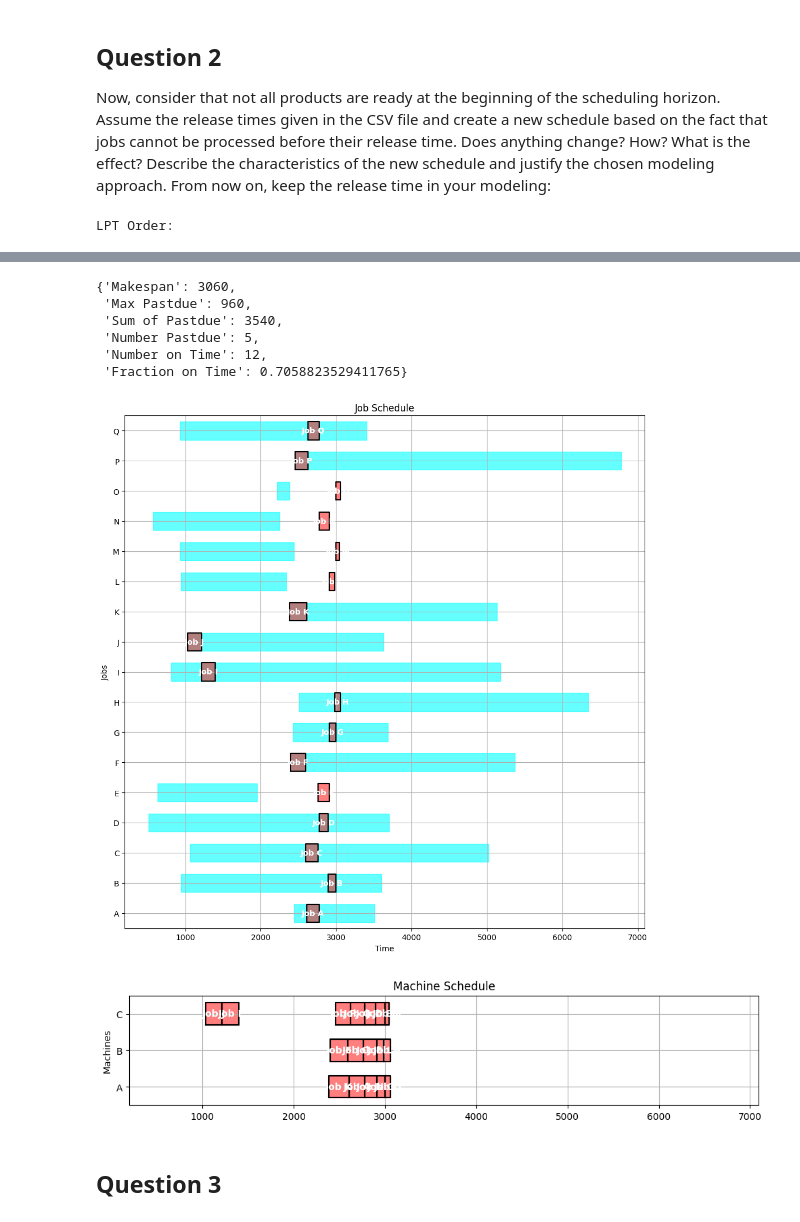
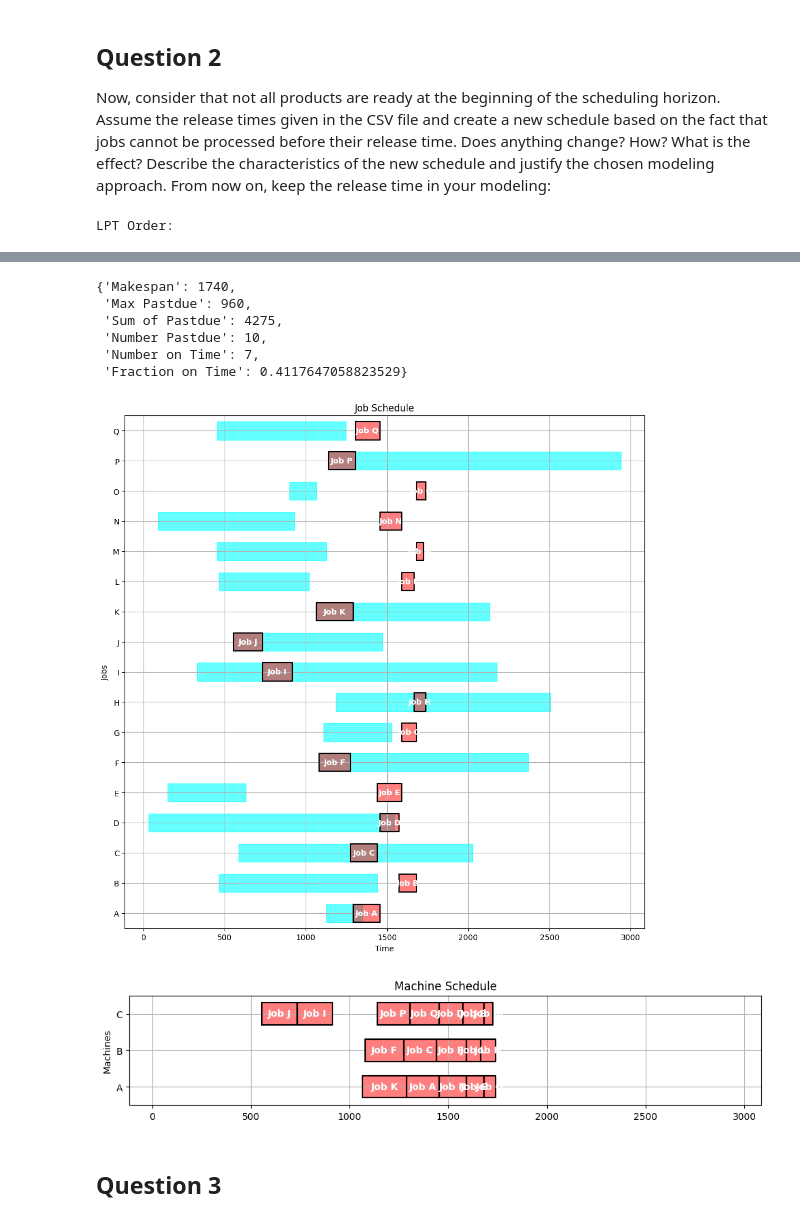
Before and after one commit to Ualh/operation_management, a Jupyter notebook: group7.ipynb, the cells around one changed output, grey strips where cells are left out. Drawn from its saved outputs; the diff is of its cells as text; code cells hidden in the pictures.

```diff
--- a/group7.ipynb
+++ b/group7.ipynb
@@ -2329,25 +2331,24 @@ modeling approach.
 From now on, keep the release time in your modeling:
 # %%
 JOBS = {
-    'A': {'release': time_to_minutes('Tuesday', 16, 45), 'duration': 2 * 60 + 45, 'due': time_to_minutes('Wednesday', 10, 30), 'weight': 1},
-    'B': {'release': time_to_minutes('Monday', 15, 45), 'duration': 1 * 60 + 45, 'due': time_to_minutes('Wednesday', 12, 0), 'weight': 3},
-    'C': {'release': time_to_minutes('Monday', 17, 45), 'duration': 2 * 60 + 45, 'due': time_to_minutes('Thursday', 11, 45), 'weight': 4},
-    'D': {'release': time_to_minutes('Monday', 8, 30), 'duration': 2 * 60, 'due': time_to_minutes('Wednesday', 13, 45), 'weight': 1},
-    'E': {'release': time_to_minutes('Monday', 10, 30), 'duration': 2 * 60 + 30, 'due': time_to_minutes('Tuesday', 8, 30), 'weight': 1},
-    'F': {'release': time_to_minutes('Tuesday', 16, 0), 'duration': 3 * 60 + 15, 'due': time_to_minutes('Thursday', 17, 30), 'weight': 2},
-    'G': {'release': time_to_minutes('Tuesday', 16, 30), 'duration': 1 * 60 + 30, 'due': time_to_minutes('Wednesday', 13, 30), 'weight': 3},
-    'H': {'release': time_to_minutes('Tuesday', 17, 45), 'duration': 1 * 60 + 15, 'due': time_to_minutes('Friday', 9, 45), 'weight': 1},
-    'I': {'release': time_to_minutes('Monday', 13, 30), 'duration': 3 * 60, 'due': time_to_minutes('Thursday', 14, 15), 'weight': 2},
-    'J': {'release': time_to_minutes('Monday', 17, 15), 'duration': 3 * 60, 'due': time_to_minutes('Wednesday', 12, 30), 'weight': 1},
-    'K': {'release': time_to_minutes('Tuesday', 15, 45), 'duration': 3 * 60 + 45, 'due': time_to_minutes('Thursday', 13, 30), 'weight': 1},
-    'L': {'release': time_to_minutes('Monday', 15, 45), 'duration': 1 * 60 + 15, 'due': time_to_minutes('Tuesday', 15, 0), 'weight': 1},
-    'M': {'release': time_to_minutes('Monday', 15, 30), 'duration': 45, 'due': time_to_minutes('Tuesday', 16, 45), 'weight': 1},
-    'N': {'release': time_to_minutes('Monday', 9, 30), 'duration': 2 * 60 + 15, 'due': time_to_minutes('Tuesday', 13, 30), 'weight': 1},
-    'O': {'release': time_to_minutes('Tuesday', 13, 0), 'duration': 1 * 60, 'due': time_to_minutes('Tuesday', 15, 45), 'weight': 3},
-    'P': {'release': time_to_minutes('Tuesday', 17, 0), 'duration': 2 * 60 + 45, 'due': time_to_minutes('Friday', 17, 0), 'weight': 4},
-    'Q': {'release': time_to_minutes('Monday', 15, 30), 'duration': 2 * 60 + 30, 'due': time_to_minutes('Wednesday', 8, 45), 'weight': 4},
+    'A': {'release': time_to_continuous_minutes('Tuesday', 16, 45), 'duration': 2 * 60 + 45, 'due': time_to_continuous_minutes('Wednesday', 10, 30), 'weight': 1},
+    'B': {'release': time_to_continuous_minutes('Monday', 15, 45), 'duration': 1 * 60 + 45, 'due': time_to_continuous_minutes('Wednesday', 12, 0), 'weight': 3},
+    'C': {'release': time_to_continuous_minutes('Monday', 17, 45), 'duration': 2 * 60 + 45, 'due': time_to_continuous_minutes('Thursday', 11, 45), 'weight': 4},
+    'D': {'release': time_to_continuous_minutes('Monday', 8, 30), 'duration': 2 * 60, 'due': time_to_continuous_minutes('Wednesday', 13, 45), 'weight': 1},
+    'E': {'release': time_to_continuous_minutes('Monday', 10, 30), 'duration': 2 * 60 + 30, 'due': time_to_continuous_minutes('Tuesday', 8, 30), 'weight': 1},
+    'F': {'release': time_to_continuous_minutes('Tuesday', 16, 0), 'duration': 3 * 60 + 15, 'due': time_to_continuous_minutes('Thursday', 17, 30), 'weight': 2},
+    'G': {'release': time_to_continuous_minutes('Tuesday', 16, 30), 'duration': 1 * 60 + 30, 'due': time_to_continuous_minutes('Wednesday', 13, 30), 'weight': 3},
+    'H': {'release': time_to_continuous_minutes('Tuesday', 17, 45), 'duration': 1 * 60 + 15, 'due': time_to_continuous_minutes('Friday', 9, 45), 'weight': 1},
+    'I': {'release': time_to_continuous_minutes('Monday', 13, 30), 'duration': 3 * 60, 'due': time_to_continuous_minutes('Thursday', 14, 15), 'weight': 2},
+    'J': {'release': time_to_continuous_minutes('Monday', 17, 15), 'duration': 3 * 60, 'due': time_to_continuous_minutes('Wednesday', 12, 30), 'weight': 1},
+    'K': {'release': time_to_continuous_minutes('Tuesday', 15, 45), 'duration': 3 * 60 + 45, 'due': time_to_continuous_minutes('Thursday', 13, 30), 'weight': 1},
+    'L': {'release': time_to_continuous_minutes('Monday', 15, 45), 'duration': 1 * 60 + 15, 'due': time_to_continuous_minutes('Tuesday', 15, 0), 'weight': 1},
+    'M': {'release': time_to_continuous_minutes('Monday', 15, 30), 'duration': 45, 'due': time_to_continuous_minutes('Tuesday', 16, 45), 'weight': 1},
+    'N': {'release': time_to_continuous_minutes('Monday', 9, 30), 'duration': 2 * 60 + 15, 'due': time_to_continuous_minutes('Tuesday', 13, 30), 'weight': 1},
+    'O': {'release': time_to_continuous_minutes('Tuesday', 13, 0), 'duration': 1 * 60, 'due': time_to_continuous_minutes('Tuesday', 15, 45), 'weight': 3},
+    'P': {'release': time_to_continuous_minutes('Tuesday', 17, 0), 'duration': 2 * 60 + 45, 'due': time_to_continuous_minutes('Friday', 17, 0), 'weight': 4},
+    'Q': {'release': time_to_continuous_minutes('Monday', 15, 30), 'duration': 2 * 60 + 30, 'due': time_to_continuous_minutes('Wednesday', 8, 45), 'weight': 4},
 }
-
 
 MACHINES = ['A', 'B', 'C']
 
@@ -2382,11 +2383,11 @@ LPT Order:
-{'Makespan': 3060,
+{'Makespan': 1740,
  'Max Pastdue': 960,
- 'Sum of Pastdue': 3540,
- 'Number Pastdue': 5,
- 'Number on Time': 12,
- 'Fraction on Time': 0.7058823529411765}
+ 'Sum of Pastdue': 4275,
+ 'Number Pastdue': 10,
+ 'Number on Time': 7,
+ 'Fraction on Time': 0.4117647058823529}
-[figure, old version]
+[figure, new version]
-[figure, old version]
+[figure, new version]
 # %% [markdown]
 ## Question 3
 # %% [markdown]
```
Also changed, not shown: parts of 7 cells of this notebook, 12 other files.
